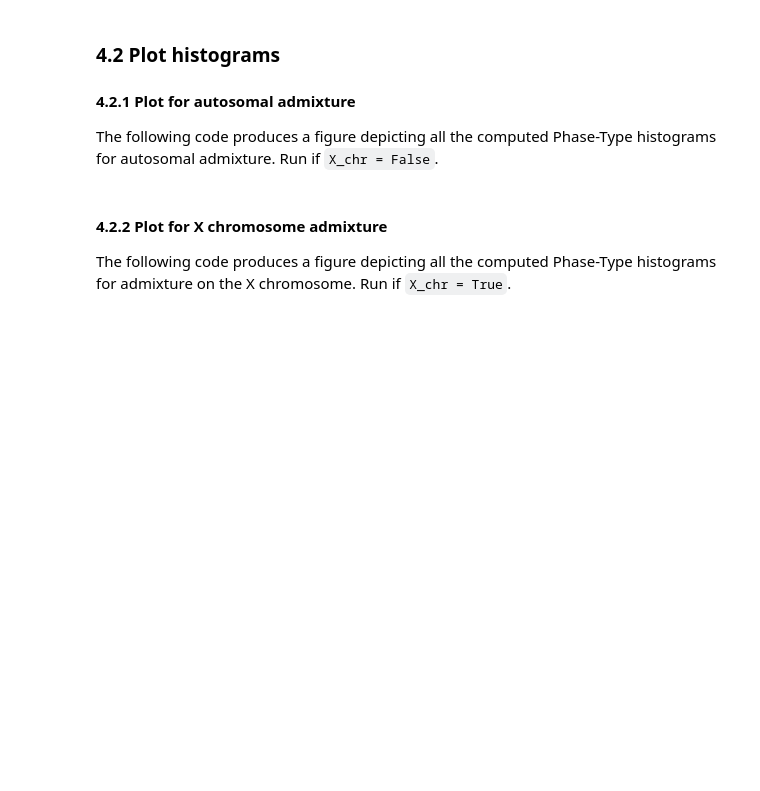
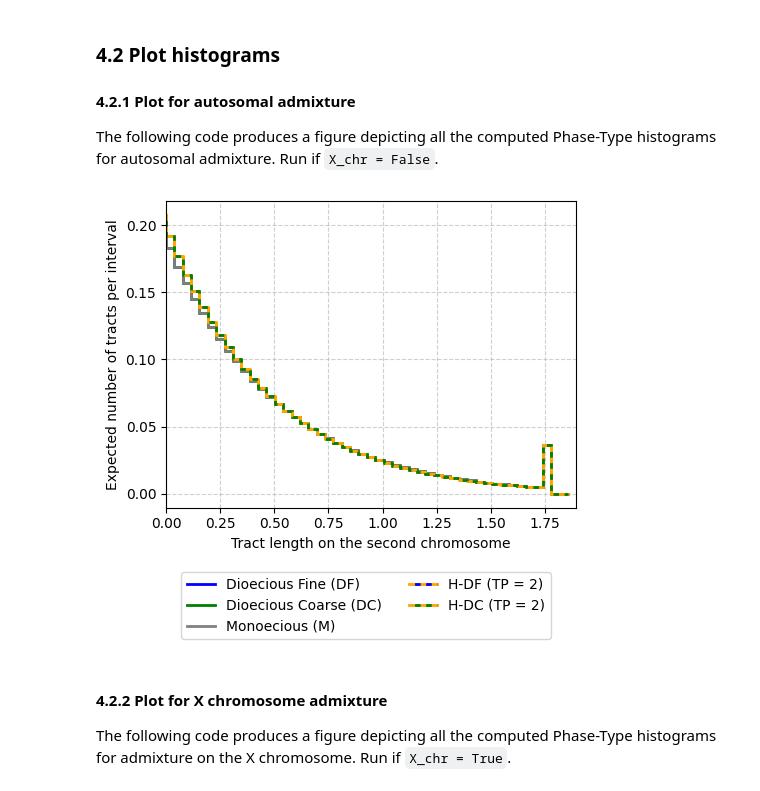
Before and after one commit to gravelLab/tracts, a Jupyter notebook: docs/source/tutorials/phase_type_models.ipynb, the cells around one changed output. Drawn from its saved outputs; the diff is of its cells as text; code cells hidden in the pictures; blank space fills up the shorter version.

```diff
--- a/docs/source/tutorials/phase_type_models.ipynb
+++ b/docs/source/tutorials/phase_type_models.ipynb
@@ -338,43 +447,13 @@ plt.show()
 #### 4.2.1 Plot for autosomal admixture
 The following code produces a figure depicting all the computed Phase-Type histograms for autosomal admixture. Run if ``X_chr = False``.
 # %%
-outbin = np.max(np.asarray(newbins)[np.asarray(newbins) == which_L])
-whichbin = int(np.where(np.asarray(newbins) == outbin)[0][0])
-
-fig, ax = plt.subplots(figsize=(5,4))
-
-# Plot lines with improved color and line style
-line1, = ax.step(bins[:-1], hist_df, color=colors['DF'], linestyle=line_styles['DF'], linewidth = line_widths['DF'],  label='Dioecious Fine (DF)')
-line2, = ax.step(bins[:-1], hist_dc, color=colors['DC'], linestyle=line_styles['DC'], linewidth = line_widths['DC'], label='Dioecious Coarse (DC)')
-line3, = ax.step(bins[:-1], hist_m, color=colors['M'], linestyle=line_styles['M'], linewidth = line_widths['M'], label='Monoecious (M)')
-line4, = ax.step(bins[:-1], hist_hp_df, color=colors['HP'], linestyle=line_styles['HP'], linewidth = line_widths['HP'], label='Ped-DF (TP = 2)')
-line5, = ax.step(bins[:-1], hist_hp_df, color=colors['DF'], linestyle=(2, (2, 2)), linewidth = line_widths['HP'], label='Ped-DF (TP = 2)')
-line6, = ax.step(bins[:-1], hist_hp_dc, color=colors['HP_DC'], linestyle=line_styles['HP_DC'], linewidth = line_widths['HP_DC'], label='Ped-DC (TP = 2)')
-line7, = ax.step(bins[:-1], hist_hp_dc, color=colors['DC'], linestyle=(2, (2, 2)), linewidth = line_widths['HP_DC'], label='Ped-DC (TP = 2)')
-
-# Customize x and y labels
-ax.set_xlabel('Tract length on the second chromosome', fontsize=10)
-ax.set_ylabel('Expected number of tracts per interval', fontsize=10)
-
-# Add gridlines
-ax.grid(True, linestyle='--', alpha=0.6)
-
-# Set limits for x-axis and y-axis if necessary
-ax.set_xlim(0, which_L+0.1)
-
-# Customize the ticks
-ax.tick_params(axis='both', which='major', labelsize=10)
-
-handles = []
-labels = []
-handles.extend([line1, line2, line3, (line4, line5), (line6, line7)])
-labels.extend([line1.get_label(), line2.get_label(), line3.get_label(), line4.get_label(), line6.get_label()])
-
-fig.legend(handles=handles, labels=labels, loc='lower center', bbox_to_anchor=(0.55, -0.2), ncol=2, fontsize=10)
-
-# Adjust spacing between subplots for better layout
-plt.tight_layout(rect=[0, 0, 1, 0.95])
+fig, ax = plot_tractlength_histogram(bins=bins,
+                                    curves={'DF': hist_df, 'DC': hist_dc, 'M': hist_m, 'H_DF': hist_hp_df, 'H_DC': hist_hp_dc},
+                                    xlabel='Tract length on the second chromosome',
+                                    L=which_L)
 plt.show()
+# %% [output]
+[figure, added]
 # %% [markdown]
 #### 4.2.2 Plot for X chromosome admixture
 The following code produces a figure depicting all the computed Phase-Type histograms for admixture on the X chromosome. Run if ``X_chr = True``.
```
Also changed, not shown: parts of 26 cells of this notebook, 21 other files.
